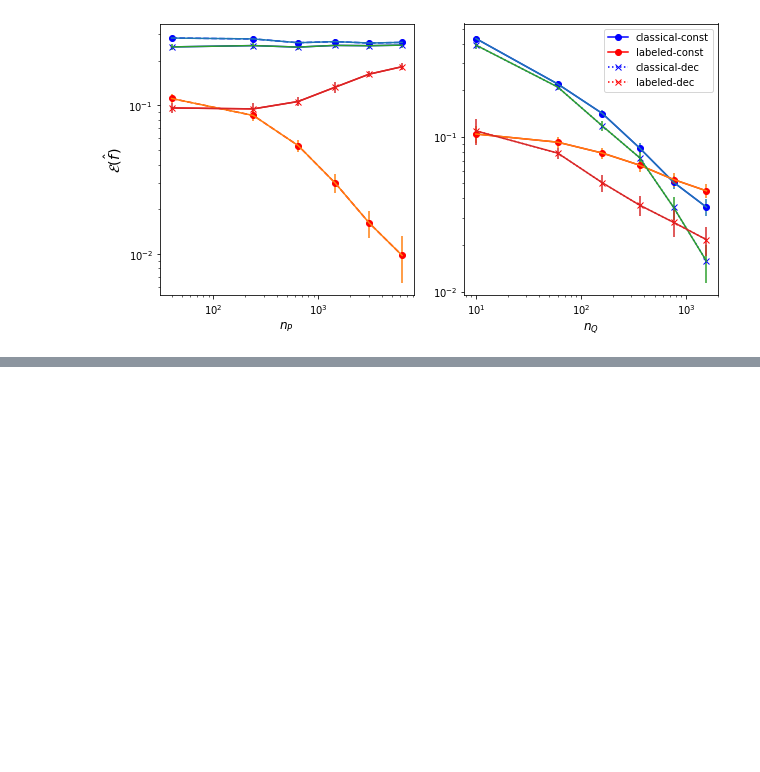
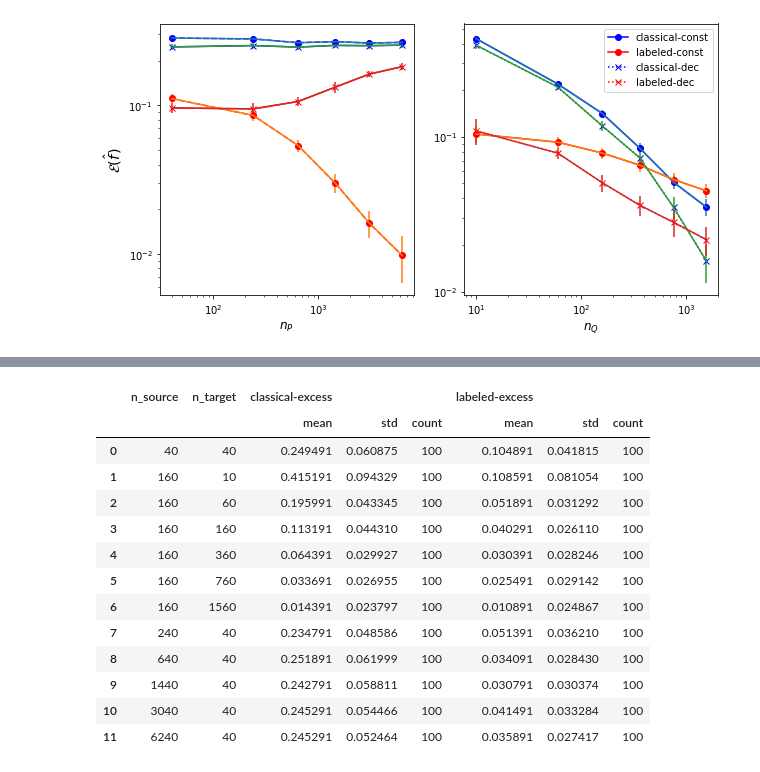
Before and after one commit to smaityumich/label-shift, a Jupyter notebook: plots.ipynb, the cells around one changed output, grey strips where cells are left out. Cells and saved outputs as stored; diff of their text form; code cells hidden in the pictures; blank space fills up the shorter version.

```diff
--- a/plots.ipynb
+++ b/plots.ipynb
@@ -230,0 +296,17 @@ plt.show()
+# %%
+result3
+# %% [output]
+|  | n_source | n_target | classical-excess |  |  | labeled-excess |  |  |
+|  |  |  | mean | std | count | mean | std | count |
+| 0 | 40 | 40 | 0.249491 | 0.060875 | 100 | 0.104891 | 0.041815 | 100 |
+| 1 | 160 | 10 | 0.415191 | 0.094329 | 100 | 0.108591 | 0.081054 | 100 |
+| 2 | 160 | 60 | 0.195991 | 0.043345 | 100 | 0.051891 | 0.031292 | 100 |
+| 3 | 160 | 160 | 0.113191 | 0.044310 | 100 | 0.040291 | 0.026110 | 100 |
+| 4 | 160 | 360 | 0.064391 | 0.029927 | 100 | 0.030391 | 0.028246 | 100 |
+| 5 | 160 | 760 | 0.033691 | 0.026955 | 100 | 0.025491 | 0.029142 | 100 |
+| 6 | 160 | 1560 | 0.014391 | 0.023797 | 100 | 0.010891 | 0.024867 | 100 |
+| 7 | 240 | 40 | 0.234791 | 0.048586 | 100 | 0.051391 | 0.036210 | 100 |
+| 8 | 640 | 40 | 0.251891 | 0.061999 | 100 | 0.034091 | 0.028430 | 100 |
+| 9 | 1440 | 40 | 0.242791 | 0.058811 | 100 | 0.030791 | 0.030374 | 100 |
+| 10 | 3040 | 40 | 0.245291 | 0.054466 | 100 | 0.041491 | 0.033284 | 100 |
+| 11 | 6240 | 40 | 0.245291 | 0.052464 | 100 | 0.035891 | 0.027417 | 100 |
```
Also changed, not shown: parts of 10 cells of this notebook, 16 other files.
